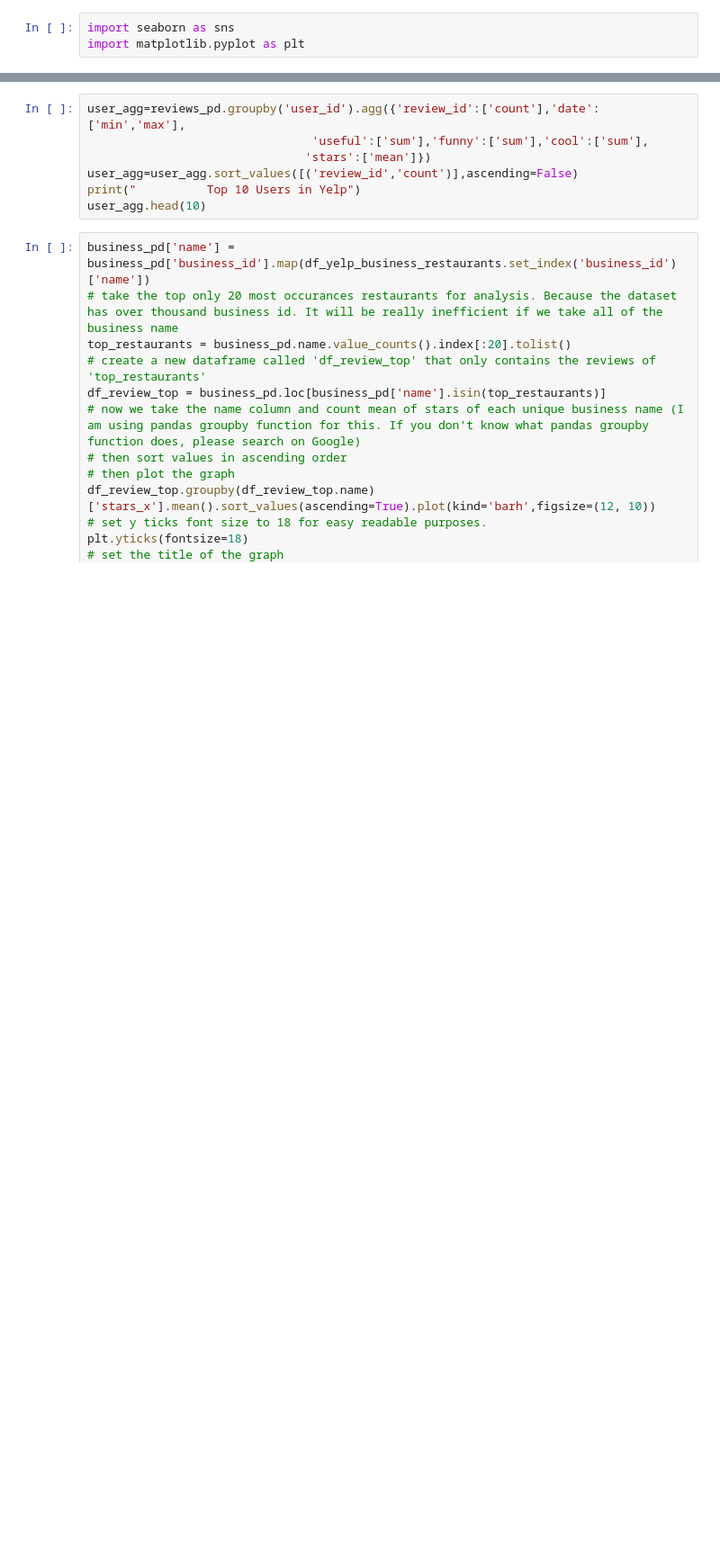
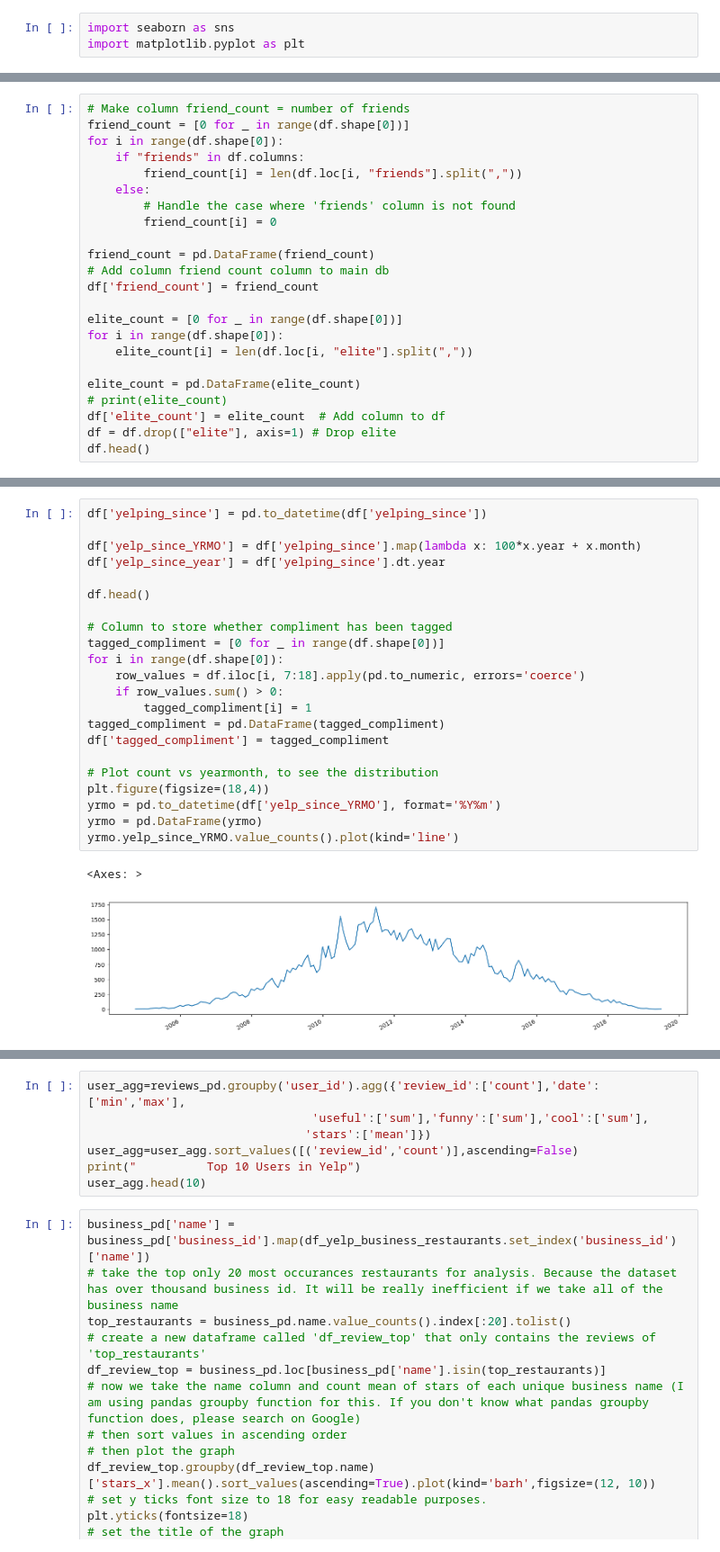
Before and after one commit to gbr-git/Masters_Project, a Jupyter notebook: Customer_Feedback_Analysis_Project.ipynb, the cells around one changed output, grey strips where cells are left out. Shown at 90% size. Saved outputs shown, nothing was run; the diff lists cells and outputs as text; blank space fills up the shorter version.

```diff
--- a/Customer_Feedback_Analysis_Project.ipynb
+++ b/Customer_Feedback_Analysis_Project.ipynb
@@ -202,0 +431,23 @@ rp = pt.RainCloud(x=review_business_data_merged['stars_x'],y=review_business_dat
+# %%
+# Make column friend_count = number of friends
+friend_count = [0 for _ in range(df.shape[0])]
+for i in range(df.shape[0]):
+    if "friends" in df.columns:
+        friend_count[i] = len(df.loc[i, "friends"].split(","))
+    else:
+        # Handle the case where 'friends' column is not found
+        friend_count[i] = 0
+
+friend_count = pd.DataFrame(friend_count)
+# Add column friend count column to main db
+df['friend_count'] = friend_count
+
+elite_count = [0 for _ in range(df.shape[0])]
+for i in range(df.shape[0]):
+    elite_count[i] = len(df.loc[i, "elite"].split(","))
+
+elite_count = pd.DataFrame(elite_count)
+# print(elite_count)
+df['elite_count'] = elite_count  # Add column to df
+df = df.drop(["elite"], axis=1) # Drop elite
+df.head()
@@ -202,0 +462,25 @@ rp = pt.RainCloud(x=review_business_data_merged['stars_x'],y=review_business_dat
+# %%
+df['yelping_since'] = pd.to_datetime(df['yelping_since'])
+
+df['yelp_since_YRMO'] = df['yelping_since'].map(lambda x: 100*x.year + x.month)
+df['yelp_since_year'] = df['yelping_since'].dt.year
+
+df.head()
+
+# Column to store whether compliment has been tagged
+tagged_compliment = [0 for _ in range(df.shape[0])]
+for i in range(df.shape[0]):
+    row_values = df.iloc[i, 7:18].apply(pd.to_numeric, errors='coerce')
+    if row_values.sum() > 0:
+        tagged_compliment[i] = 1
+tagged_compliment = pd.DataFrame(tagged_compliment)
+df['tagged_compliment'] = tagged_compliment
+
+# Plot count vs yearmonth, to see the distribution
+plt.figure(figsize=(18,4))
+yrmo = pd.to_datetime(df['yelp_since_YRMO'], format='%Y%m')
+yrmo = pd.DataFrame(yrmo)
+yrmo.yelp_since_YRMO.value_counts().plot(kind='line')
+# %% [output]
+<Axes: >
+[figure, added]
```
Also changed, not shown: parts of 90 cells of this notebook.
